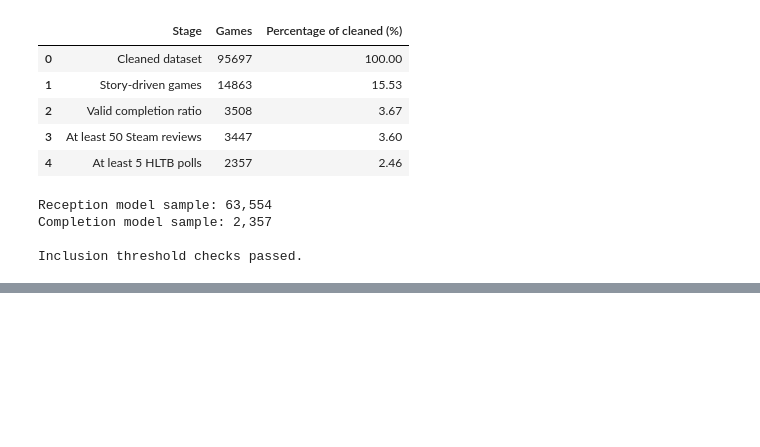
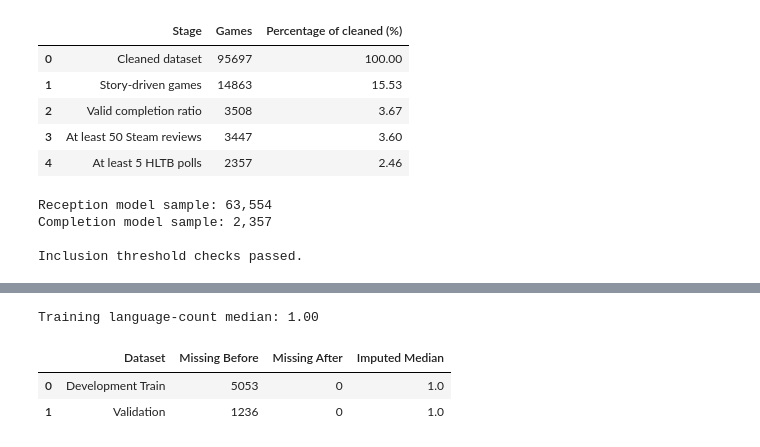
Before and after one commit to SinYang13/IS630, a Jupyter notebook: notebooks/02_cleaning_and_features.ipynb, the cells around one changed output, grey strips where cells are left out. Saved outputs shown, nothing was run; the diff lists cells and outputs as text; code cells hidden in the pictures; blank space fills up the shorter version.

```diff
--- a/notebooks/02_cleaning_and_features.ipynb
+++ b/notebooks/02_cleaning_and_features.ipynb
@@ -1374,0 +1479,80 @@ Inclusion threshold checks passed.
+# %%
+
+# Step 6: Handle missing language values
+# Use training-set statistics to prevent data leakage
+
+# Calculate median from development-training data only
+train_language_median = (
+    df_train["feature_language_count_model"].median()
+)
+
+print(
+    f"Training language-count median: "
+    f"{train_language_median:.2f}"
+)
+
+# Apply the same training median to both datasets
+for dataset in [df_train, df_val]:
+
+    # Flag observations with missing language information
+    dataset["feature_language_missing"] = (
+        dataset["feature_language_count_model"]
+        .isna()
+        .astype(int)
+    )
+
+    # Impute missing values
+    dataset["feature_language_count_imputed"] = (
+        dataset["feature_language_count_model"]
+        .fillna(train_language_median)
+    )
+
+    # Apply logarithmic transformation
+    dataset["feature_log_language_count_imputed"] = (
+        np.log1p(
+            dataset["feature_language_count_imputed"]
+        )
+    )
+
+# Summarize imputation results
+imputation_summary = pd.DataFrame({
+    "Dataset": ["Development Train", "Validation"],
+    "Missing Before": [
+        df_train["feature_language_count_model"].isna().sum(),
+        df_val["feature_language_count_model"].isna().sum()
+    ],
+    "Missing After": [
+        df_train["feature_language_count_imputed"].isna().sum(),
+        df_val["feature_language_count_imputed"].isna().sum()
+    ],
+    "Imputed Median": [
+        train_language_median,
+        train_language_median
+    ]
+})
+
+display(imputation_summary)
+
+# Validation checks
+assert df_train[
+    "feature_language_count_imputed"
+].notna().all()
+
+assert df_val[
+    "feature_language_count_imputed"
+].notna().all()
+
+assert df_train[
+    "feature_log_language_count_imputed"
+].notna().all()
+
+assert df_val[
+    "feature_log_language_count_imputed"
+].notna().all()
+
+print("\nLanguage imputation checks passed.")
+# %% [output]
+Training language-count median: 1.00
+|  | Dataset | Missing Before | Missing After | Imputed Median |
+| 0 | Development Train | 5053 | 0 | 1.0 |
+| 1 | Validation | 1236 | 0 | 1.0 |
```
Also changed, not shown: parts of 8 cells of this notebook.
